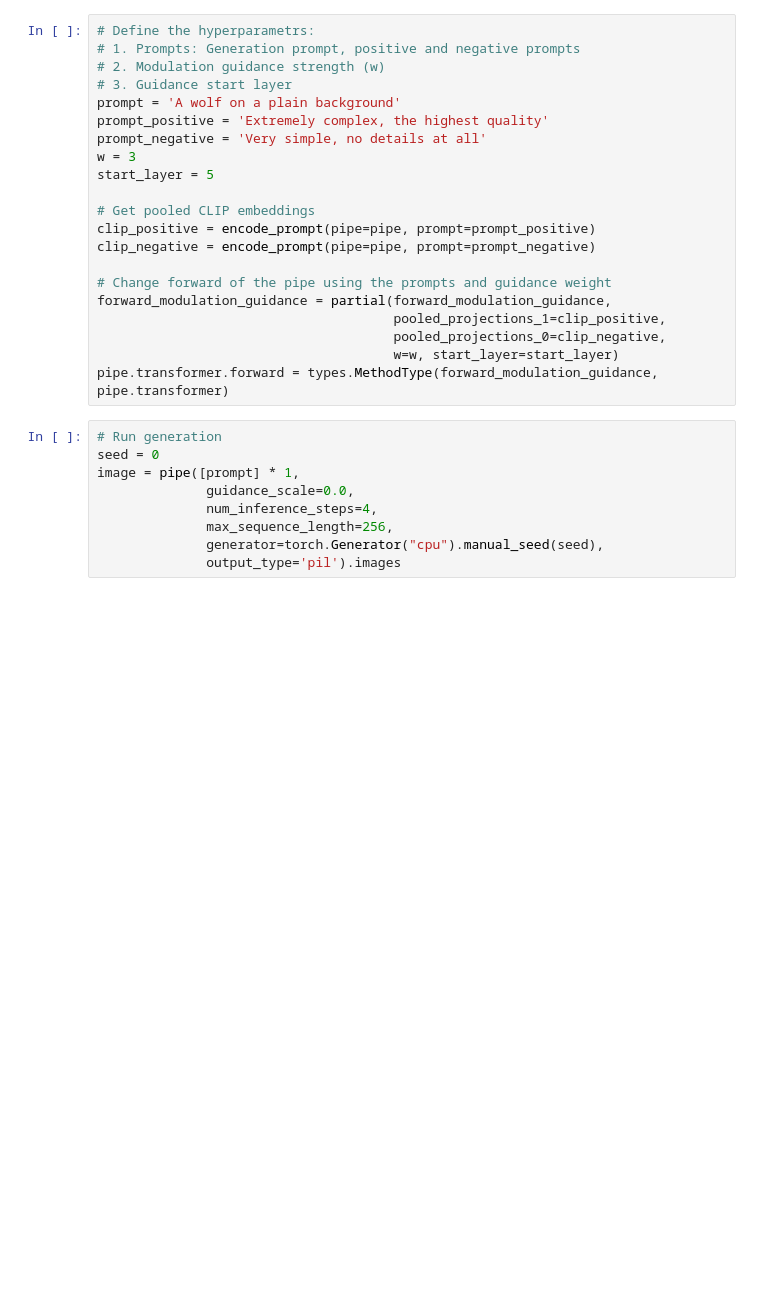
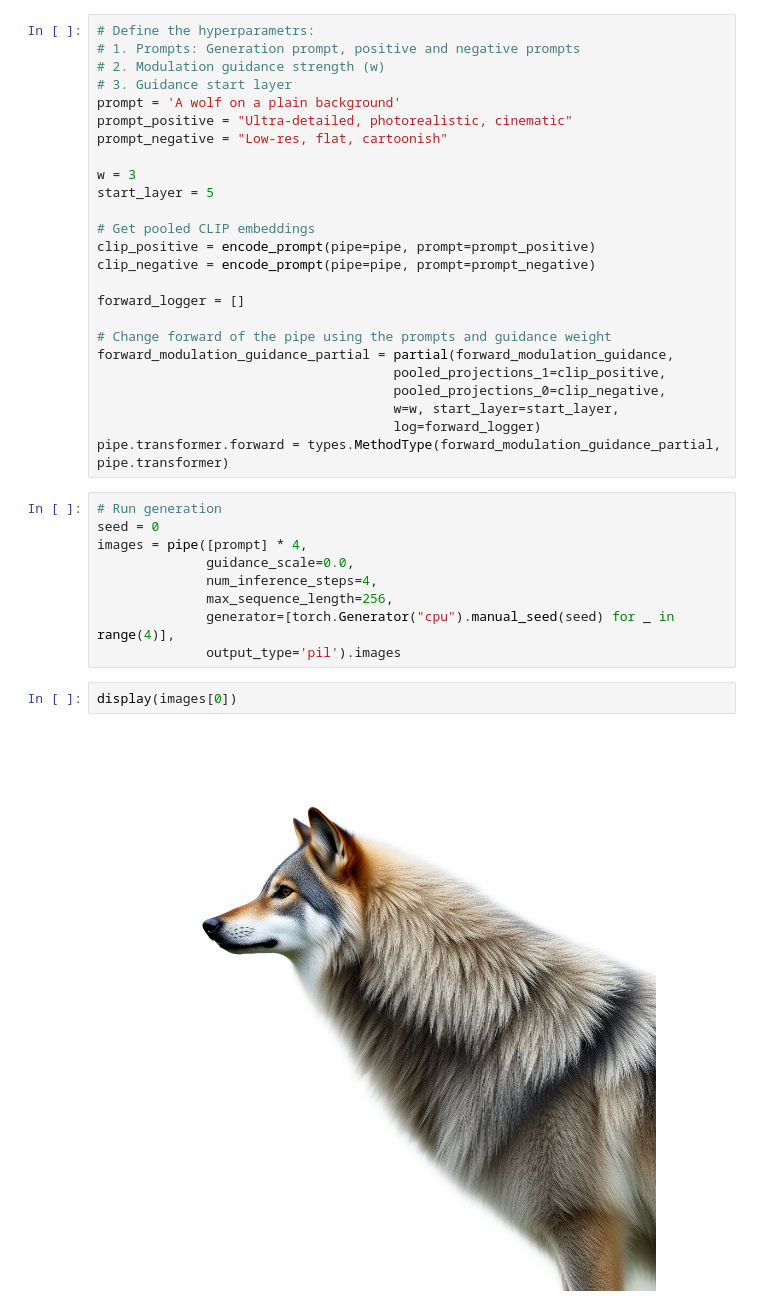
Before and after one commit to AlexKarachun/modulation-guidance-stresstest, a Jupyter notebook: test.ipynb, the cells around one changed output. Cells and saved outputs as stored; diff of their text form; blank space fills up the shorter version.

```diff
--- a/test.ipynb
+++ b/test.ipynb
@@ -23,8 +30,9 @@ OutOfMemoryError: CUDA out of memory. Tried to allocate 90.00 MiB. GPU 0 has a t
 # 2. Modulation guidance strength (w)
 # 3. Guidance start layer
 prompt = 'A wolf on a plain background'
-prompt_positive = 'Extremely complex, the highest quality'
-prompt_negative = 'Very simple, no details at all'
+prompt_positive = "Ultra-detailed, photorealistic, cinematic"
+prompt_negative = "Low-res, flat, cartoonish"
+
 w = 3
 start_layer = 5
 
@@ -32,18 +40,25 @@ start_layer = 5
 clip_positive = encode_prompt(pipe=pipe, prompt=prompt_positive)
 clip_negative = encode_prompt(pipe=pipe, prompt=prompt_negative)
 
+forward_logger = []
+
 # Change forward of the pipe using the prompts and guidance weight
-forward_modulation_guidance = partial(forward_modulation_guidance,
+forward_modulation_guidance_partial = partial(forward_modulation_guidance,
                                       pooled_projections_1=clip_positive,
                                       pooled_projections_0=clip_negative,
-                                      w=w, start_layer=start_layer)
-pipe.transformer.forward = types.MethodType(forward_modulation_guidance, pipe.transformer)
+                                      w=w, start_layer=start_layer,
+                                      log=forward_logger)
+pipe.transformer.forward = types.MethodType(forward_modulation_guidance_partial, pipe.transformer)
 # %%
 # Run generation
 seed = 0
-image = pipe([prompt] * 1,
+images = pipe([prompt] * 4,
               guidance_scale=0.0,
               num_inference_steps=4,
               max_sequence_length=256,
-              generator=torch.Generator("cpu").manual_seed(seed),
+              generator=[torch.Generator("cpu").manual_seed(seed) for _ in range(4)],
               output_type='pil').images
+# %%
+display(images[0])
+# %% [output]
+[figure, added]
```
Also changed, not shown: parts of 6 cells of this notebook, 2 other files.
